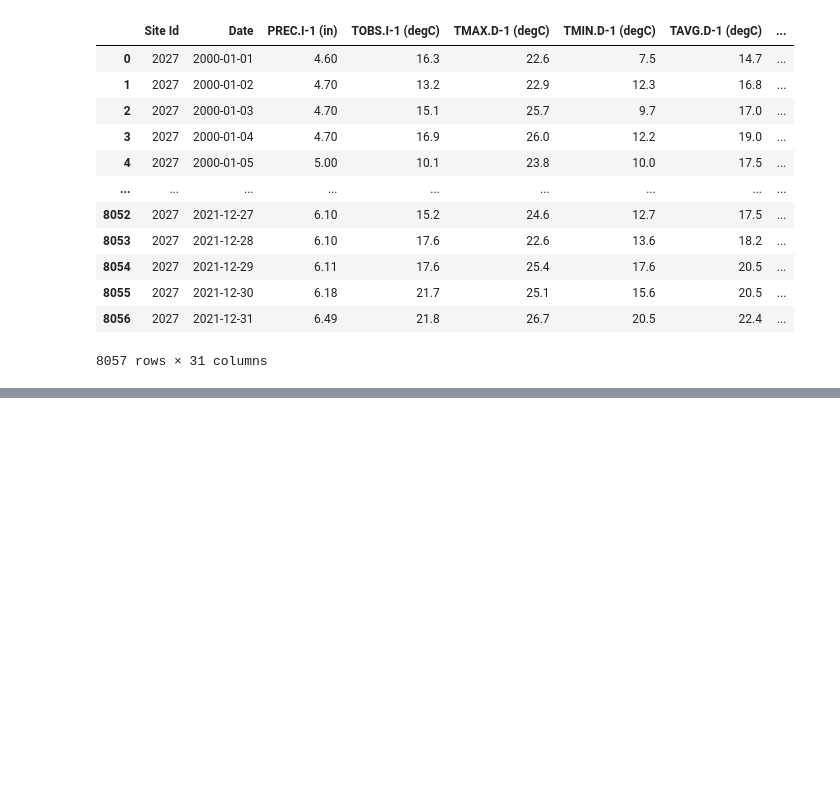
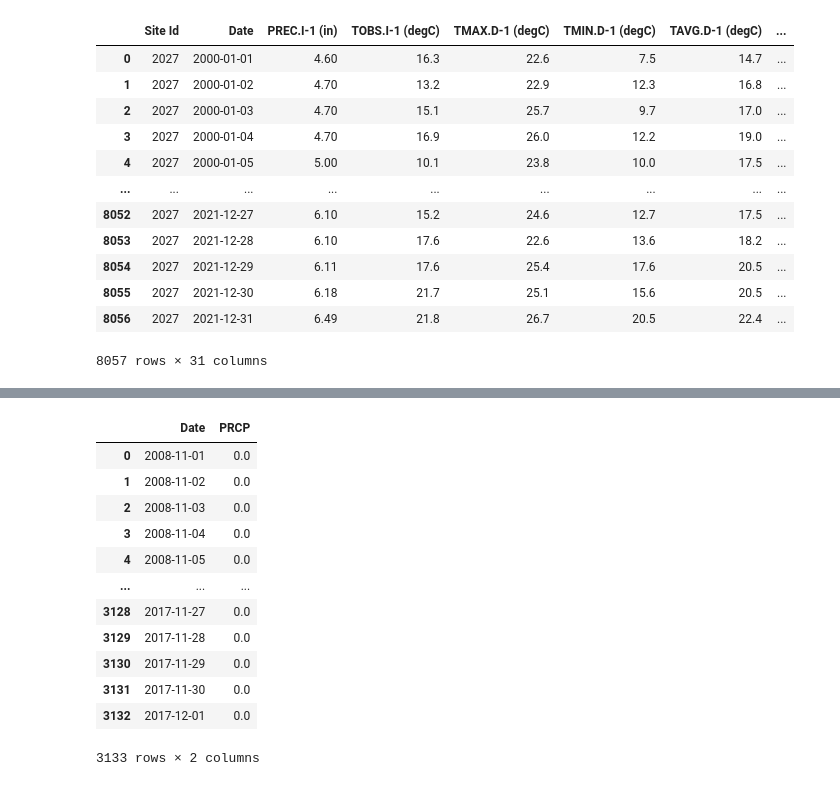
Before and after one commit to bigdog3626/Drought-Detection-Modeling, a Jupyter notebook: Data-Cleanser.ipynb, the cells around one changed output, grey strips where cells are left out. Drawn from its saved outputs; the diff is of its cells as text; code cells hidden in the pictures; blank space fills up the shorter version.

```diff
--- a/Data-Cleanser.ipynb
+++ b/Data-Cleanser.ipynb
@@ -213,0 +271,18 @@ See the caveats in the documentation: https://pandas.pydata.org/pandas-docs/stab
+# %%
+percip_df.sort_values(by ='Date', ascending = True, inplace = True)
+percip_df.reset_index(drop = True, inplace = True)
+percip_df
+# %% [output]
+|  | Date | PRCP |
+| 0 | 2008-11-01 | 0.0 |
+| 1 | 2008-11-02 | 0.0 |
+| 2 | 2008-11-03 | 0.0 |
+| 3 | 2008-11-04 | 0.0 |
+| 4 | 2008-11-05 | 0.0 |
+| ... | ... | ... |
+| 3128 | 2017-11-27 | 0.0 |
+| 3129 | 2017-11-28 | 0.0 |
+| 3130 | 2017-11-29 | 0.0 |
+| 3131 | 2017-11-30 | 0.0 |
+| 3132 | 2017-12-01 | 0.0 |
+3133 rows × 2 columns
```
Also changed, not shown: parts of 8 cells of this notebook, 4 other files.
